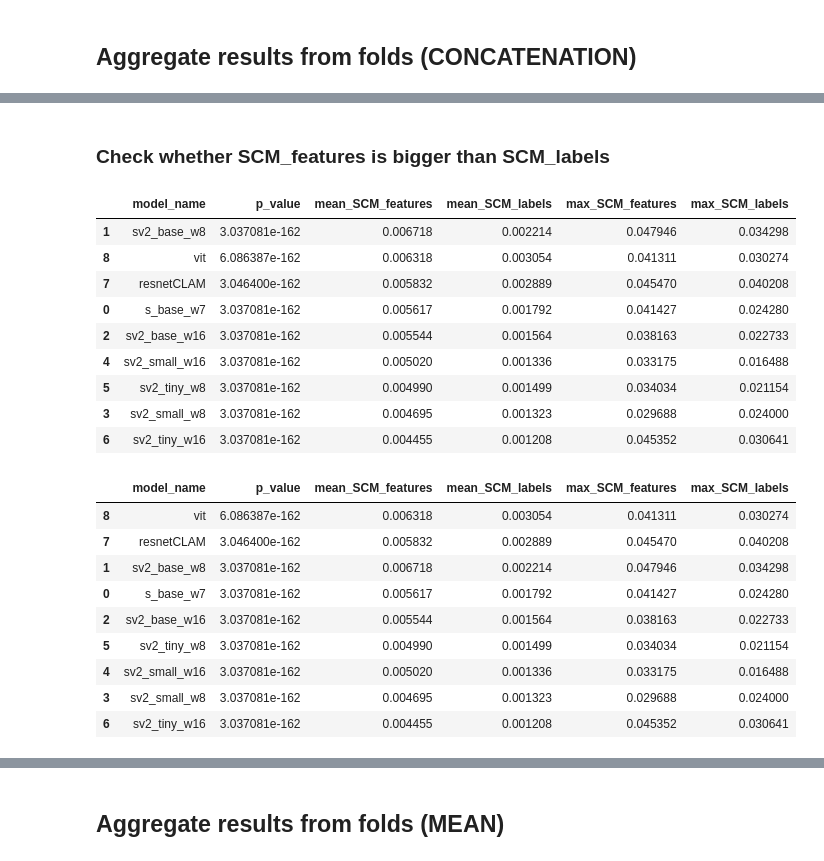
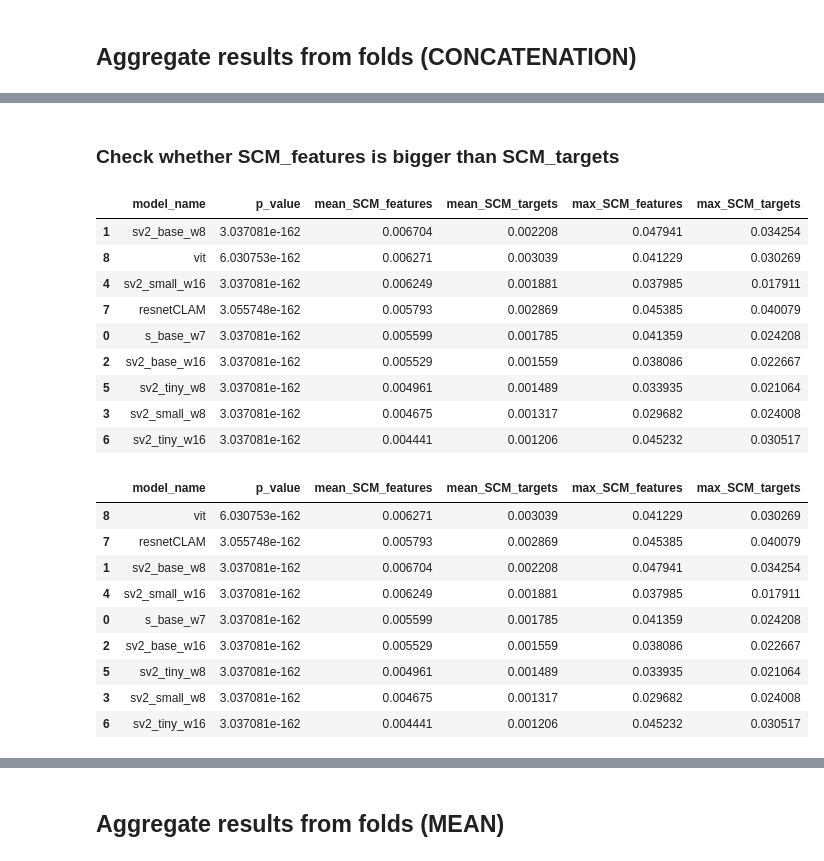
Before and after one commit to ptomaszewska/DSCon, a Jupyter notebook: results_analysis.ipynb, the cells around one changed output, grey strips where cells are left out. Cells and saved outputs as stored; diff of their text form; code cells hidden in the pictures.

```diff
--- a/results_analysis.ipynb
+++ b/results_analysis.ipynb
@@ -26,12 +24,12 @@ plt.rcParams.update({'font.size': 12})
 # %% [markdown]
 ## Constants
 # %%
-confidence_rate=0.05
+alpha=0.05
 ks=[8, 24, 48, 99]
 
 spatial_regs=['wx', 'lag', 'error']
 n_spatial_reg=len(spatial_regs)
-metric_names=['SCM_features', 'SCM_labels', 'SCM_residuals']
+metric_names=['SCM_features', 'SCM_targets', 'SCM_residuals']
 model_combinations=[('swin', 'base', 'window7'), ('swinv2', 'base', 'window8'),
         ('swinv2', 'base', 'window16'), ('swinv2', 'small', 'window8'),
         ('swinv2', 'small', 'window16'), ('swinv2', 'tiny', 'window8'),
@@ -45,7 +43,12 @@ model_combinations_formatted=[model.replace('swin', 's').replace('window', 'w')
 
 PATH_tumor_stats='./tumor_stats'
 PATH_regression_results='./regression_results/'
-PATH_save_plots='./regression_results_plots/'
+PATH_save_plots='./plots/'
+
+
+PATH_tumor_stats='./tumor_stats'
+PATH_regression_results='/mnt/evafs/faculty/home/ptomaszewska/CLAM/regression_results_no_random_FINAL_no_softmax_V2/'
+PATH_save_plots='/mnt/evafs/faculty/home/ptomaszewska/CLAM/regression_results_plots/'
 # %% [markdown]
 ## Functions
 # %%
@@ -146,5 +98,5 @@ def pairwise(d_per_images, col, agg):
 # %%
-def pairwise_features_labels(d_per_images, col_base='SCM_features', col_second='SCM_labels', per_k=True):
+def pairwise_features_labels(d_per_images, col_base='SCM_features', col_second='SCM_targets', per_k=True):
     values=[]
 
     d_per_images=extract_from_df(d_per_images, 'names_all_models')
@@ -230,9 +175,8 @@ def aggregate_analyse_results(split, agg='concat'):
             results_folds=[]
 
         df=custom_read_csv(i, split=split)
-        d=df[df.Moran_p<0.05]
+        d=df[df.Moran_p<alpha]
         df=df.sort_values(by='filename').reset_index(drop=True)
-
         results_folds.append(df)
         counter_folds+=1
 
@@ -248,8 +192,8 @@ def aggregate_analyse_results(split, agg='concat'):
 
                 set_names=set(results_folds[argmax_shape].filename).intersection(set(results_folds[indexes[0]].filename),
                                                                                  set(results_folds[indexes[1]].filename),
-                                              set(results_folds[indexes[2]].filename), set(results_folds[indexes[3]].filename))
-
+                                                                                  set(results_folds[indexes[2]].filename),
+                                                                                 set(results_folds[indexes[3]].filename))
                 for j in range(5):
                     results_folds[j]=results_folds[j][results_folds[j].filename.isin(set_names)]
                     results_folds[j]=results_folds[j].sort_values(by='filename').reset_index(drop=True)
@@ -259,9 +203,7 @@ def aggregate_analyse_results(split, agg='concat'):
 
 
             model_name= i.split('/')[-1].replace('_4.csv','')
-
             filelist_all_folds.append(model_name)
-
             df, d_vals =r2_differences(df, d_vals)
 
             names_all_single.extend(df.filename.values)
@@ -274,8 +216,8 @@ def aggregate_analyse_results(split, agg='concat'):
                 n_tumor_patches, tumor_patches_dist=include_tumor_info(df, patches_per_tumor_224,
                                                                                n_tumor_patches, tumor_patches_dist)
 
-            for reg in spatial_regs:
-                plot_distribution(df, "label", model_name, 'concat', split)
+            #for reg in spatial_regs:
+            #    plot_distribution(df, "label", model_name, 'concat', split)
 
             p_vals=t_tests(df, p_vals)
             dfs.append(df)
@@ -285,8 +227,8 @@ def aggregate_analyse_results(split, agg='concat'):
                        'p_val_diff_error': p_vals[2]
                       })
     d_per_images=pd.DataFrame({'names_all_models': names_all_models, metric_names[0]: d_vals[0], metric_names[1]: d_vals[1],
-                               metric_names[2]: d_vals[2], 'names_all_single': names_all_single,
-                               'n_tumor_patches': n_tumor_patches, 'tumor_patches_dist':tumor_patches_dist, 'label': labels
+                               metric_names[2]: d_vals[2], 'names_all_single': names_all_single, 'n_tumor_patches': n_tumor_patches,
+                               'tumor_patches_dist':tumor_patches_dist, 'label': labels
                               })
     return df_p, d_per_images, dfs
 # %%
@@ -425,31 +348,33 @@ percent of cases when the diff between mean SCM_residuals on train is greater th
 # %% [markdown]
-### Check whether SCM_features is bigger than SCM_labels
+### Check whether SCM_features is bigger than SCM_targets
 # %%
 df_pairwise_features_labels_k=pairwise_features_labels(d_per_images_test, per_k=True)
 df_pairwise_features_labels=pairwise_features_labels(d_per_images_test, per_k=False)
 # %%
-df_pairwise_features_labels.sort_values(by='mean_SCM_features', ascending=False, inplace=False).drop('k', axis=1)   #P-VALUE CHECKS WHETHER WX IS BIGGER THAN LAG
+df_pairwise_features_labels.sort_values(by='mean_SCM_features', ascending=False, inplace=False).drop('k', axis=1)
+#p-value when checking if SCM_features is greater than SCM_targets
 # %% [output]
-|  | model_name | p_value | mean_SCM_features | mean_SCM_labels | max_SCM_features | max_SCM_labels |
-| 1 | sv2_base_w8 | 3.037081e-162 | 0.006718 | 0.002214 | 0.047946 | 0.034298 |
-| 8 | vit | 6.086387e-162 | 0.006318 | 0.003054 | 0.041311 | 0.030274 |
-| 7 | resnetCLAM | 3.046400e-162 | 0.005832 | 0.002889 | 0.045470 | 0.040208 |
-| 0 | s_base_w7 | 3.037081e-162 | 0.005617 | 0.001792 | 0.041427 | 0.024280 |
-| 2 | sv2_base_w16 | 3.037081e-162 | 0.005544 | 0.001564 | 0.038163 | 0.022733 |
-| 4 | sv2_small_w16 | 3.037081e-162 | 0.005020 | 0.001336 | 0.033175 | 0.016488 |
-| 5 | sv2_tiny_w8 | 3.037081e-162 | 0.004990 | 0.001499 | 0.034034 | 0.021154 |
-| 3 | sv2_small_w8 | 3.037081e-162 | 0.004695 | 0.001323 | 0.029688 | 0.024000 |
-| 6 | sv2_tiny_w16 | 3.037081e-162 | 0.004455 | 0.001208 | 0.045352 | 0.030641 |
+|  | model_name | p_value | mean_SCM_features | mean_SCM_targets | max_SCM_features | max_SCM_targets |
+| 1 | sv2_base_w8 | 3.037081e-162 | 0.006704 | 0.002208 | 0.047941 | 0.034254 |
+| 8 | vit | 6.030753e-162 | 0.006271 | 0.003039 | 0.041229 | 0.030269 |
+| 4 | sv2_small_w16 | 3.037081e-162 | 0.006249 | 0.001881 | 0.037985 | 0.017911 |
+| 7 | resnetCLAM | 3.055748e-162 | 0.005793 | 0.002869 | 0.045385 | 0.040079 |
+| 0 | s_base_w7 | 3.037081e-162 | 0.005599 | 0.001785 | 0.041359 | 0.024208 |
+| 2 | sv2_base_w16 | 3.037081e-162 | 0.005529 | 0.001559 | 0.038086 | 0.022667 |
+| 5 | sv2_tiny_w8 | 3.037081e-162 | 0.004961 | 0.001489 | 0.033935 | 0.021064 |
+| 3 | sv2_small_w8 | 3.037081e-162 | 0.004675 | 0.001317 | 0.029682 | 0.024008 |
+| 6 | sv2_tiny_w16 | 3.037081e-162 | 0.004441 | 0.001206 | 0.045232 | 0.030517 |
 # %%
-df_pairwise_features_labels.sort_values(by='mean_SCM_labels', ascending=False).drop('k', axis=1)
+df_pairwise_features_labels.sort_values(by='mean_SCM_targets', ascending=False).drop('k', axis=1)
+#p-value when checking if SCM_targets is greater than SCM_features
 # %% [output]
-|  | model_name | p_value | mean_SCM_features | mean_SCM_labels | max_SCM_features | max_SCM_labels |
-| 8 | vit | 6.086387e-162 | 0.006318 | 0.003054 | 0.041311 | 0.030274 |
-| 7 | resnetCLAM | 3.046400e-162 | 0.005832 | 0.002889 | 0.045470 | 0.040208 |
-| 1 | sv2_base_w8 | 3.037081e-162 | 0.006718 | 0.002214 | 0.047946 | 0.034298 |
-| 0 | s_base_w7 | 3.037081e-162 | 0.005617 | 0.001792 | 0.041427 | 0.024280 |
-| 2 | sv2_base_w16 | 3.037081e-162 | 0.005544 | 0.001564 | 0.038163 | 0.022733 |
-| 5 | sv2_tiny_w8 | 3.037081e-162 | 0.004990 | 0.001499 | 0.034034 | 0.021154 |
-| 4 | sv2_small_w16 | 3.037081e-162 | 0.005020 | 0.001336 | 0.033175 | 0.016488 |
-| 3 | sv2_small_w8 | 3.037081e-162 | 0.004695 | 0.001323 | 0.029688 | 0.024000 |
-| 6 | sv2_tiny_w16 | 3.037081e-162 | 0.004455 | 0.001208 | 0.045352 | 0.030641 |
+|  | model_name | p_value | mean_SCM_features | mean_SCM_targets | max_SCM_features | max_SCM_targets |
+| 8 | vit | 6.030753e-162 | 0.006271 | 0.003039 | 0.041229 | 0.030269 |
+| 7 | resnetCLAM | 3.055748e-162 | 0.005793 | 0.002869 | 0.045385 | 0.040079 |
+| 1 | sv2_base_w8 | 3.037081e-162 | 0.006704 | 0.002208 | 0.047941 | 0.034254 |
+| 4 | sv2_small_w16 | 3.037081e-162 | 0.006249 | 0.001881 | 0.037985 | 0.017911 |
+| 0 | s_base_w7 | 3.037081e-162 | 0.005599 | 0.001785 | 0.041359 | 0.024208 |
+| 2 | sv2_base_w16 | 3.037081e-162 | 0.005529 | 0.001559 | 0.038086 | 0.022667 |
+| 5 | sv2_tiny_w8 | 3.037081e-162 | 0.004961 | 0.001489 | 0.033935 | 0.021064 |
+| 3 | sv2_small_w8 | 3.037081e-162 | 0.004675 | 0.001317 | 0.029682 | 0.024008 |
+| 6 | sv2_tiny_w16 | 3.037081e-162 | 0.004441 | 0.001206 | 0.045232 | 0.030517 |
```
Also changed, not shown: parts of 35 cells of this notebook.
